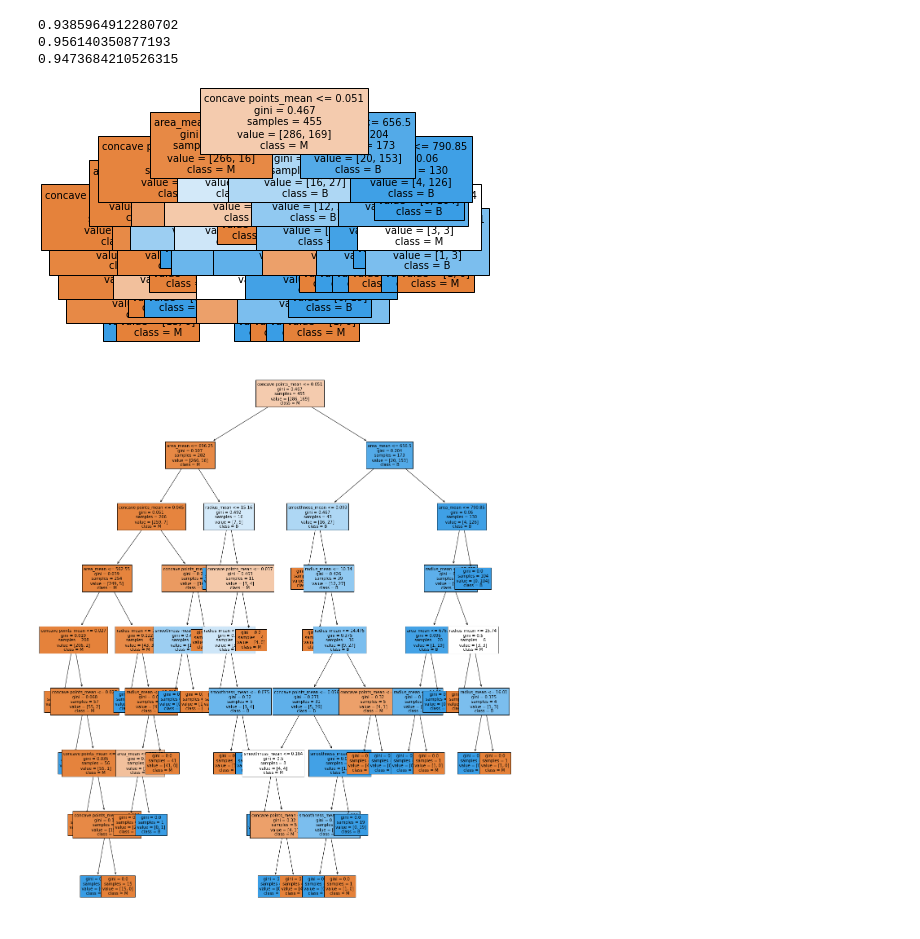
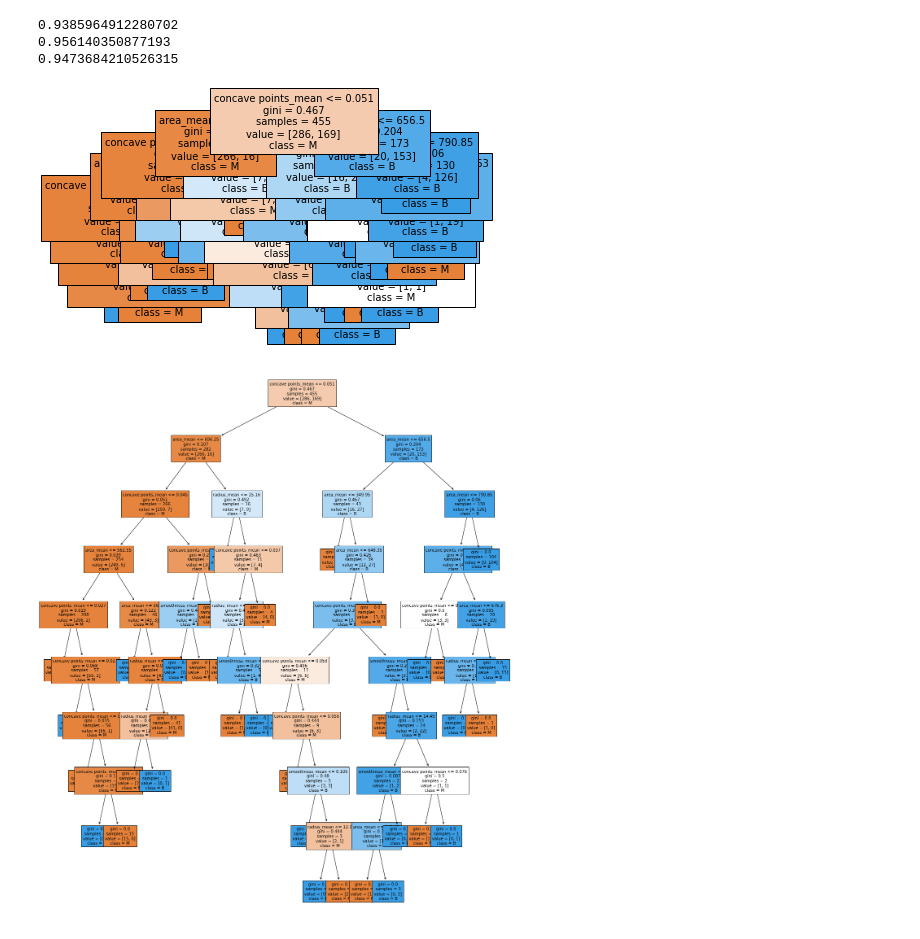
Before and after one commit to lellabhaskar/DataScience, a Jupyter notebook: 5p_DecisionTrees.ipynb, the cells around one changed output. Saved outputs shown, nothing was run; the diff lists cells and outputs as text; code cells hidden in the pictures.

```diff
--- a/5p_DecisionTrees.ipynb
+++ b/5p_DecisionTrees.ipynb
@@ -80,16 +80,16 @@ Thease are the probabilistic algorithms because every one results are different
 # %%
 from sklearn.tree import plot_tree
 import matplotlib.pyplot as plt
 fig = plt.figure()
-a = plot_tree(dtree_deep, feature_names=x.columns, fontsize=10, filled=True, class_names=['M','B'])
+a = plot_tree(dtree_deeper, feature_names=x.columns, fontsize=10, filled=True, class_names=['M','B'])
 plt.show()
 # %% [output]
-[figure, old version]
+[figure, new version]
 # %%
 from sklearn.tree import plot_tree
 import matplotlib.pyplot as plt
 fig = plt.figure(figsize=(20,25))
-a = plot_tree(dtree_deep, feature_names=x.columns, fontsize=10, filled=True, class_names=['M','B'])
+a = plot_tree(dtree_deeper, feature_names=x.columns, fontsize=10, filled=True, class_names=['M','B'])
 plt.show()
 # %% [output]
-[figure, old version]
+[figure, new version]
```
Also changed, not shown: parts of 1 cell of this notebook.
